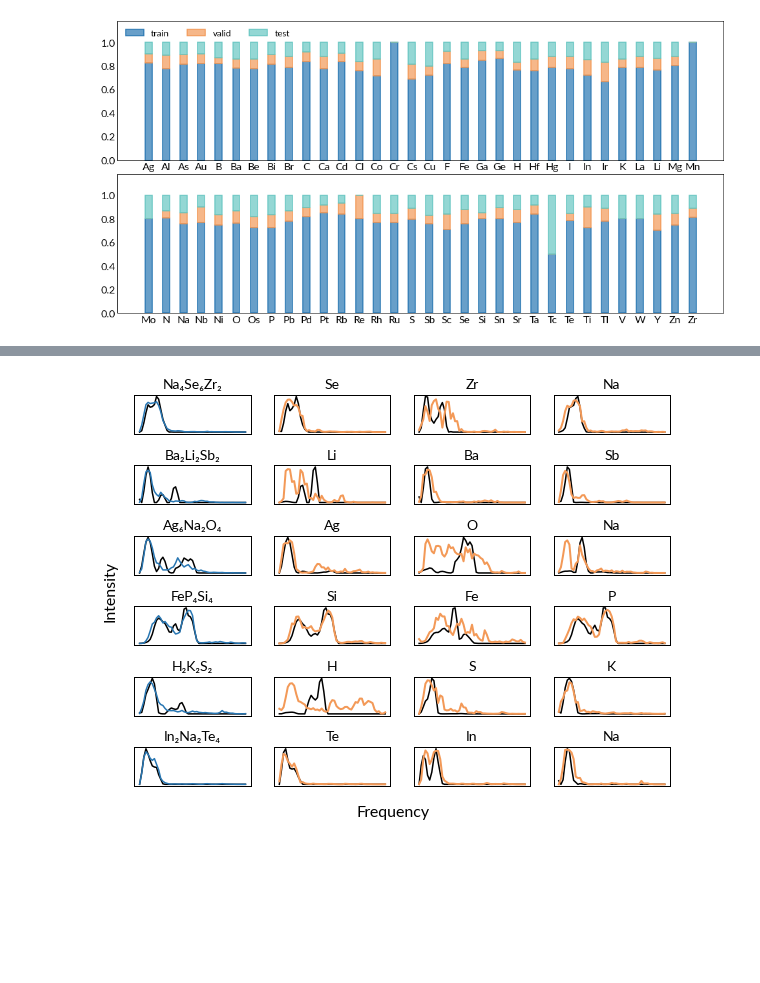
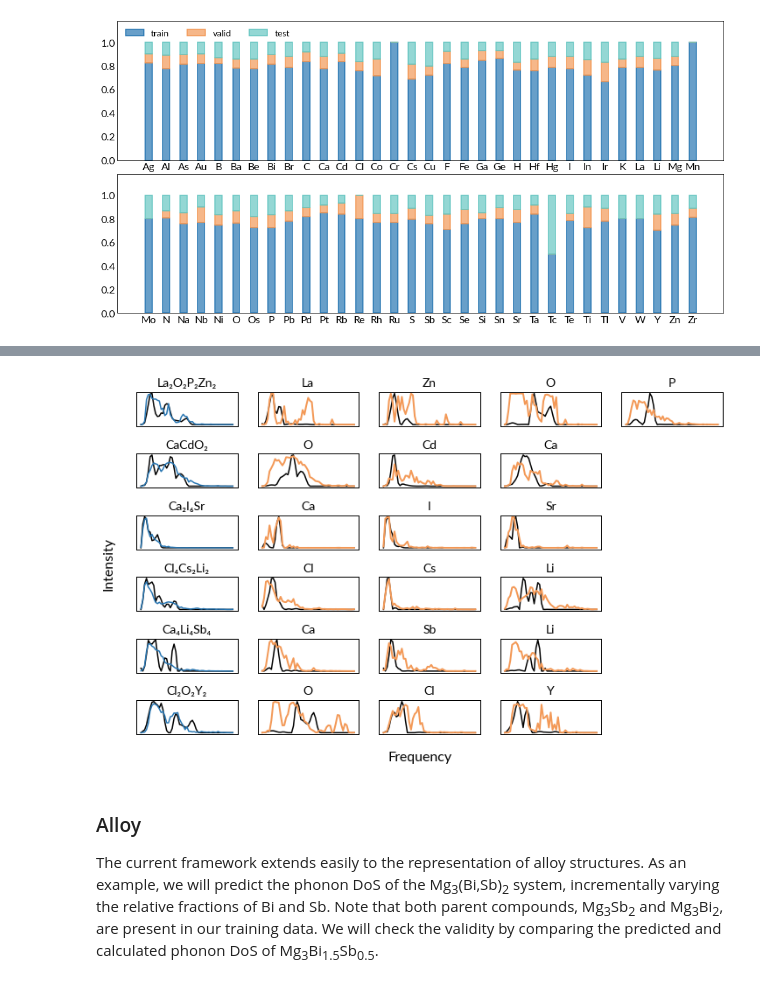
Before and after one commit to ninarina12/phononDoS_tutorial, a Jupyter notebook: phononDoS.ipynb, the cells around one changed output, grey strips where cells are left out. Saved outputs shown, nothing was run; the diff lists cells and outputs as text; code cells hidden in the pictures; blank space fills up the shorter version.

Commit message:
Add alloys and visualization of intermediate features.

```diff
--- a/phononDoS.ipynb
+++ b/phononDoS.ipynb
@@ -33,5 +42,5 @@ from utils import *
 # %%
 # load data
-df, species = load_data('data.csv')
+df, species = load_data('data/data.csv')
 df.head()
 # %% [output]
@@ -62,3 +70,25 @@ ax.set_xlabel(r'$x_1\ (\AA)$')
 ax.set_ylabel(r'$x_2\ (\AA)$');
 # %% [output]
 [figure]
+# %%
+# lattice parameter statistics
+def get_lattice_parameters(df):
+    a = []
+    for entry in df.itertuples():
+        a.append(entry.structure.cell.cellpar()[:3])
+    return np.stack(a)
+
+a = get_lattice_parameters(df)
+
+fig, ax = plt.subplots(1,1, figsize=(5,4))
+b = 0.
+bins = 50
+for d, c, n in zip(['a', 'b', 'c'], colors.values(), [a[:,0], a[:,1], a[:,2]]):
+    color = [int(c.lstrip('#')[i:i+2], 16)/255. for i in (0,2,4)]
+    y, bins, _, = ax.hist(n, bins=bins, fc=color+[0.7], ec=color, bottom=b, label=d)
+    b += y
+ax.set_xlabel('lattice parameter')
+ax.set_ylabel('number of examples')
+ax.legend(frameon=False)
+
+print('average lattice parameter (a/b/c):', a[:,0].mean(), '/', a[:,1].mean(), '/', a[:,2].mean())
@@ -106,7 +139,7 @@ def build_data(entry, type_encoding, type_onehot, r_max=5.):
 
     return data
 
-r_max = 7. # cutoff radius
+r_max = 8. # cutoff radius
 df['data'] = df.progress_apply(lambda x: build_data(x, type_encoding, type_onehot, r_max), axis=1)
 # %%
 i = 12 # structure index in dataframe
@@ -256,7 +292,7 @@ device = "cuda:6" if torch.cuda.is_available() else "cpu"
 print('torch device:' , device)
 
 #run_name = 'model_' + time.strftime("%y%m%d", time.localtime())
-run_name = 'model_original'
+run_name = 'model_211120'
 print(run_name)
 # %% [output]
 torch device: cuda:6
@@ -321,9 +364,12 @@ plot_predictions(df, idx_test, 'Testing')
 # %%
 # compare to partial DoS
 model.load_state_dict(torch.load(run_name + '.torch')['state'])
 model.pool = False
 
-# plot predicted and true partial dos of test dataset examples
-plot_partial_predictions(model, df, idx_test, device=device)
+# plot example predicted and true partial dos
+plot_partials(model, df, idx_test, device=device)
 # %% [output]
-[figure, old version]
+[figure, new version]
+# %% [markdown]
+### Alloy
+The current framework extends easily to the representation of alloy structures. As an example, we will predict the phonon DoS of the Mg<sub>3</sub>(Bi,Sb)<sub>2</sub> system, incrementally varying the relative fractions of Bi and Sb. Note that both parent compounds, Mg<sub>3</sub>Sb<sub>2</sub> and Mg<sub>3</sub>Bi<sub>2</sub>, are present in our training data. We will check the validity by comparing the predicted and calculated phonon DoS of Mg<sub>3</sub>Bi<sub>1.5</sub>Sb<sub>0.5</sub>.
```
Also changed, not shown: parts of 22 cells of this notebook, 13 other files.
